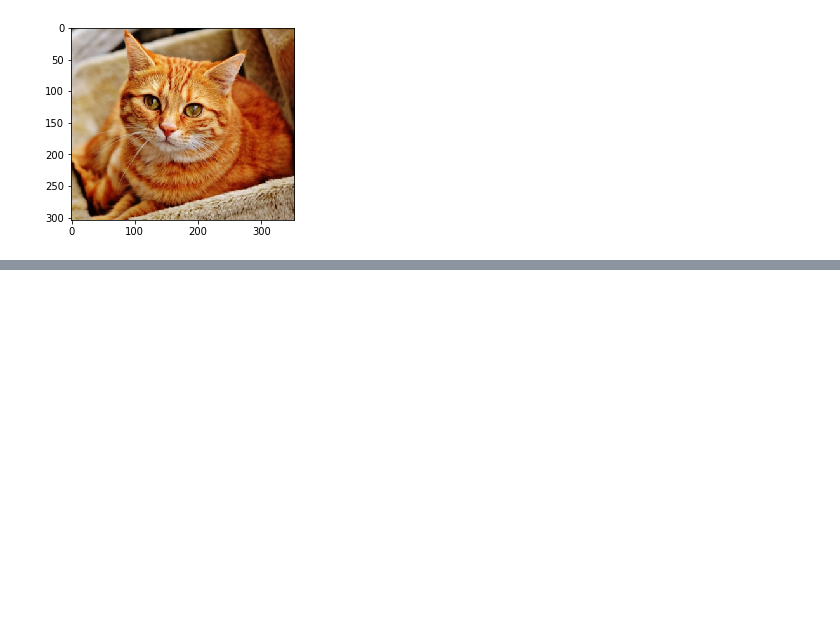
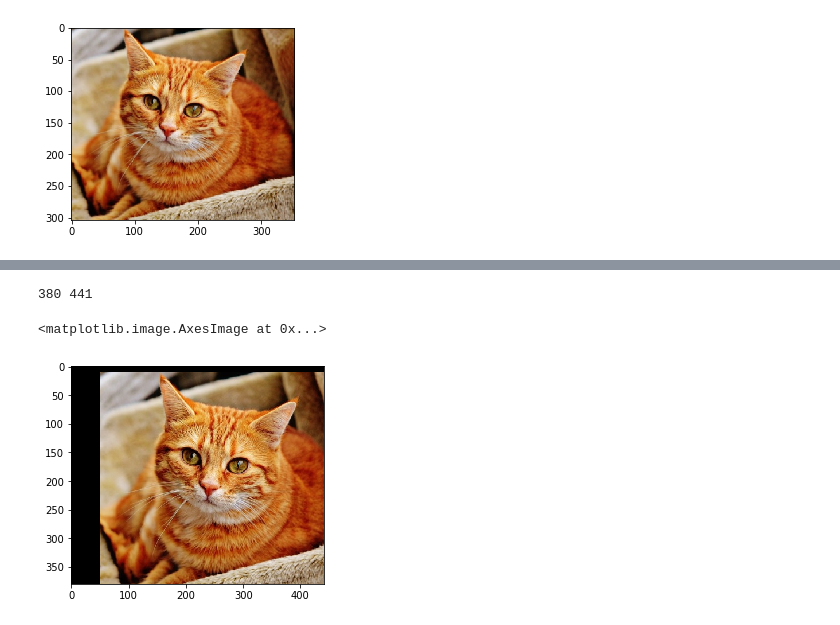
Before and after one commit to Kimyeongjin92/Python_Jupyter_Notebook, a Jupyter notebook: python_jupyter/8. OpenCV/OpenCV 사용법.ipynb, the cells around one changed output, grey strips where cells are left out. Cells and saved outputs as stored; diff of their text form; code cells hidden in the pictures; blank space fills up the shorter version.

```diff
--- a/python_jupyter/8. OpenCV/OpenCV 사용법.ipynb
+++ b/python_jupyter/8. OpenCV/OpenCV 사용법.ipynb
@@ -149,0 +164,16 @@ plt.imshow(shrink)
+# %%
+image = cv2.imread('images/cat.jpg')
+# 행과 열 정보만 저장
+height, width = image.shape[:2]
+print(height, width)
+# %% [output]
+380 441
+# %%
+M = np.float32([[1, 0, 50], [0, 1, 10]]) # x축으로 50 y축으로 10
+dst = cv2.warpAffine(image, M, (width, height))
+# cv2.imshow('Image', dst)
+dst = cv2.cvtColor(dst, cv2.COLOR_BGR2RGB)
+plt.imshow(dst)
+# %% [output]
+<matplotlib.image.AxesImage at 0x...>
+[figure, added]
```
Also changed, not shown: parts of 27 cells of this notebook.
